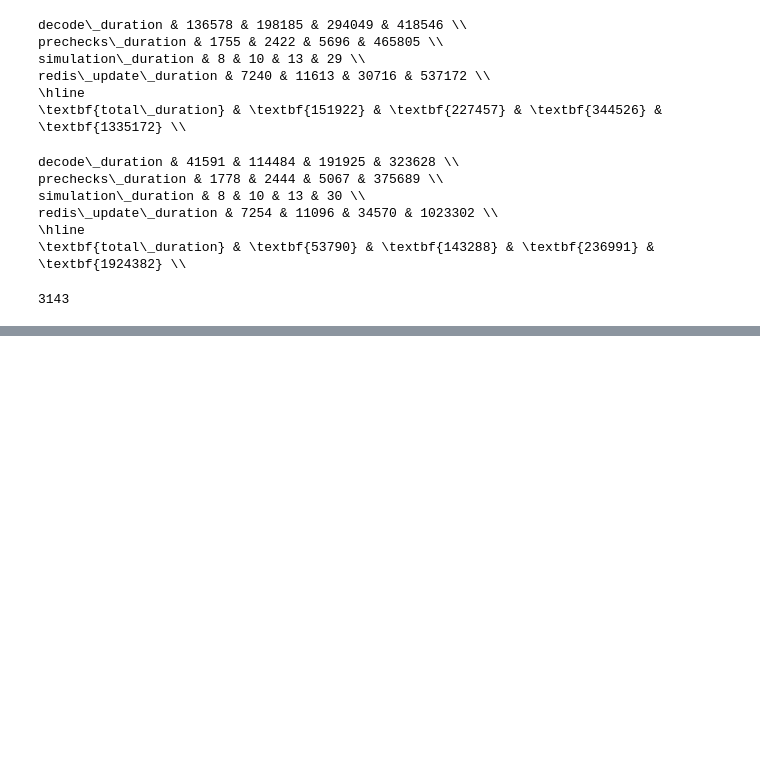
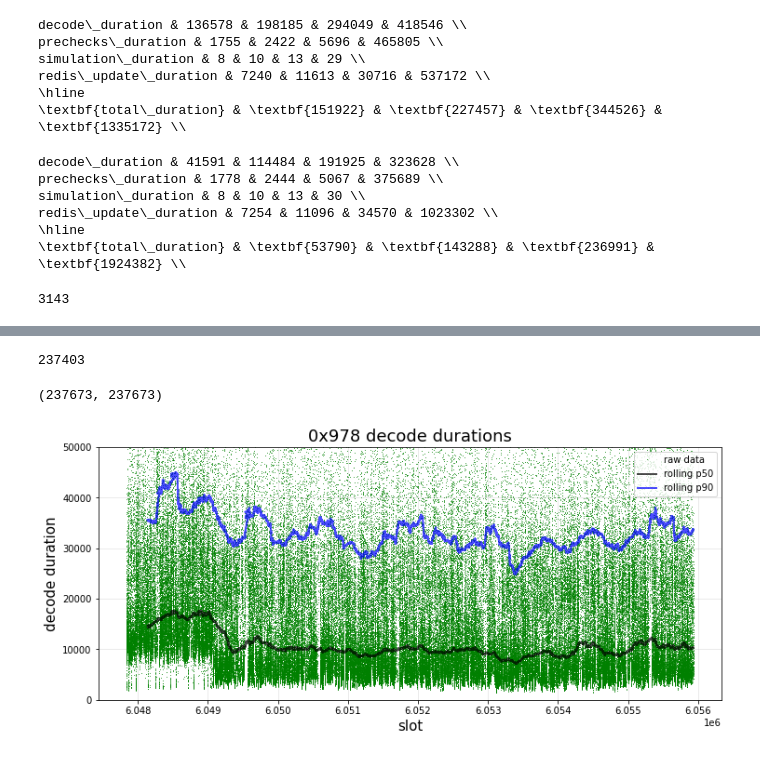
Before and after one commit to michaelneuder/relay-data, a Jupyter notebook: decode_durs.ipynb, the cells around one changed output, grey strips where cells are left out. Drawn from its saved outputs; the diff is of its cells as text; code cells hidden in the pictures; blank space fills up the shorter version.

```diff
--- a/decode_durs.ipynb
+++ b/decode_durs.ipynb
@@ -113,0 +211,7 @@ len(pka_2[pka_2['optimistic']=='t'])
+# %%
+pkc_3 = pd.read_csv('decode_durs/pubkeyc_post_24_2.txt', delimiter="|",
+                  names=['slot', 'received_at', 'eligible_at', 'optimistic', 'decode_duration',
+                         'prechecks_duration', 'simulation_duration', 'redis_update_duration', 'total_duration'])
+pkc_3['received_at'] = pd.to_datetime(pkc_3['received_at'], format="%Y-%m-%d%H:%M:%S.%f")
+pkc_3['eligible_at'] = pd.to_datetime(pkc_3['eligible_at'], format="%Y-%m-%d%H:%M:%S.%f")
+pkc_3.head()
@@ -113,0 +234,28 @@ len(pka_2[pka_2['optimistic']=='t'])
+# %%
+len(pkc_3[pkc_3['optimistic']=='t'])
+# %% [output]
+237403
+# %%
+durs = pkc_3['decode_duration'].values
+
+N = 10000
+durs_mean = np.convolve(durs, np.ones(N)/N, mode='valid')
+# %%
+durs_med = pkc_3['decode_duration'].rolling(N).median()
+durs_90 = pkc_3['decode_duration'].rolling(N).quantile(0.9)
+len(durs_med), len(durs)
+# %% [output]
+(237673, 237673)
+# %%
+f, ax = plt.subplots(figsize=(12,5))
+ax.plot(pkc_3['slot'],pkc_3['decode_duration'], 'g,', linewidth=2, alpha=0.7, label='raw data')
+ax.plot(pkc_3['slot'], durs_med, 'k', linewidth=2, alpha=0.7, label='rolling p50')
+ax.plot(pkc_3['slot'], durs_90, 'b', linewidth=2, alpha=0.7, label='rolling p90')
+ax.set_xlabel('slot', size=15)
+ax.set_ylabel('decode duration', size=15)
+ax.set_ylim(0,50000)
+ax.legend()
+ax.set_title('0x978 decode durations')
+plt.show()
+# %% [output]
+[figure, added]
```
Also changed, not shown: parts of 23 cells of this notebook, 10 other files.
